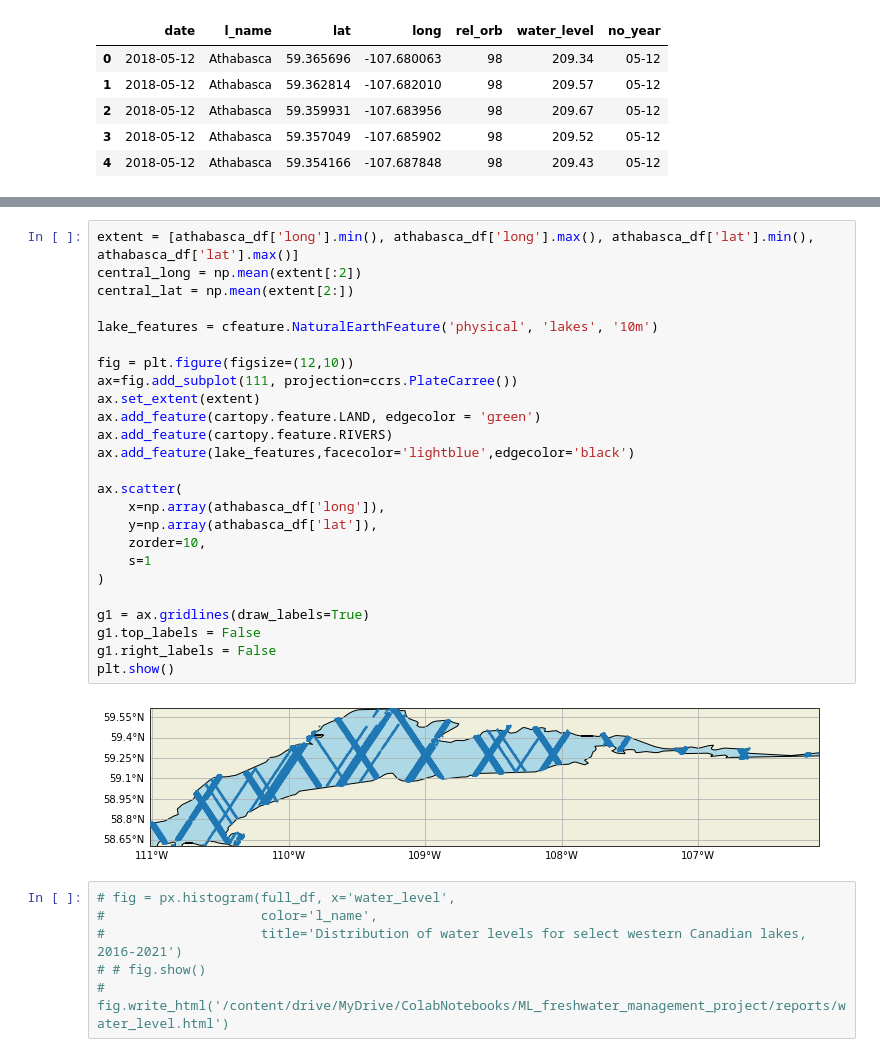
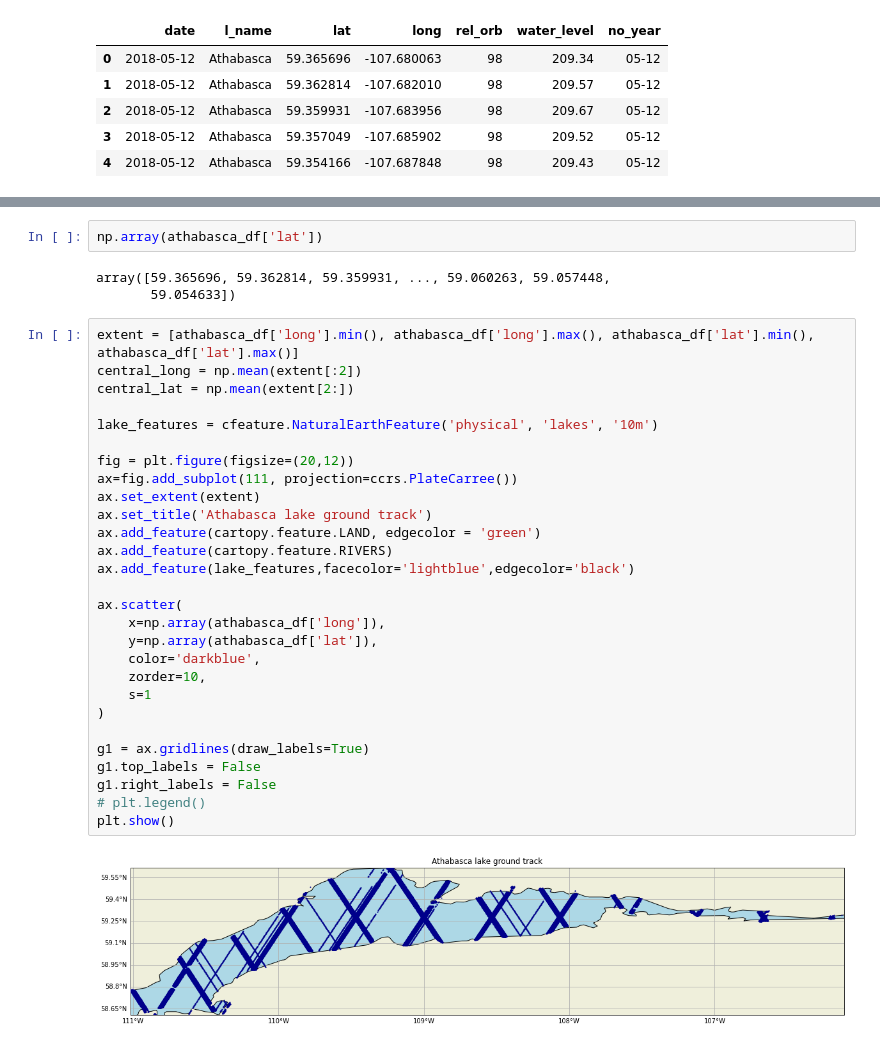
Before and after one commit to yepterence/Freshwater-management-KNet, a Jupyter notebook: ML_freshwater_Data_exploration.ipynb, the cells around one changed output, grey strips where cells are left out. Drawn from its saved outputs; the diff is of its cells as text.

Commit message:
Removed ML-freshwater-.. and tracking all progress in ML_freshwater.. Added visualization for athabasca lake

```diff
--- a/ML_freshwater_Data_exploration.ipynb
+++ b/ML_freshwater_Data_exploration.ipynb
@@ -129,33 +139,35 @@ april_lake_level_atha.rel_orb.unique()
+# %%
+np.array(athabasca_df['lat'])
+# %% [output]
+array([59.365696, 59.362814, 59.359931, ..., 59.060263, 59.057448,
+       59.054633])
 # %%
 extent = [athabasca_df['long'].min(), athabasca_df['long'].max(), athabasca_df['lat'].min(), athabasca_df['lat'].max()]
 central_long = np.mean(extent[:2])
 central_lat = np.mean(extent[2:])
 
 lake_features = cfeature.NaturalEarthFeature('physical', 'lakes', '10m')
 
-fig = plt.figure(figsize=(12,10))
+fig = plt.figure(figsize=(20,12))
 ax=fig.add_subplot(111, projection=ccrs.PlateCarree())
 ax.set_extent(extent)
+ax.set_title('Athabasca lake ground track')
 ax.add_feature(cartopy.feature.LAND, edgecolor = 'green')
 ax.add_feature(cartopy.feature.RIVERS)
 ax.add_feature(lake_features,facecolor='lightblue',edgecolor='black')
 
 ax.scatter(
     x=np.array(athabasca_df['long']),
     y=np.array(athabasca_df['lat']),
+    color='darkblue',
     zorder=10,
     s=1
 )
 
 g1 = ax.gridlines(draw_labels=True)
 g1.top_labels = False
 g1.right_labels = False
+# plt.legend()
 plt.show()
 # %% [output]
-[figure, old version]
+[figure, new version]
-# %%
-# fig = px.histogram(full_df, x='water_level',
-#                    color='l_name',
-#                    title='Distribution of water levels for select western Canadian lakes, 2016-2021')
-# # fig.show()
-# fig.write_html('/content/drive/MyDrive/ColabNotebooks/ML_freshwater_management_project/reports/water_level.html')
```
Also changed, not shown: parts of 7 cells of this notebook, 1 other file.
